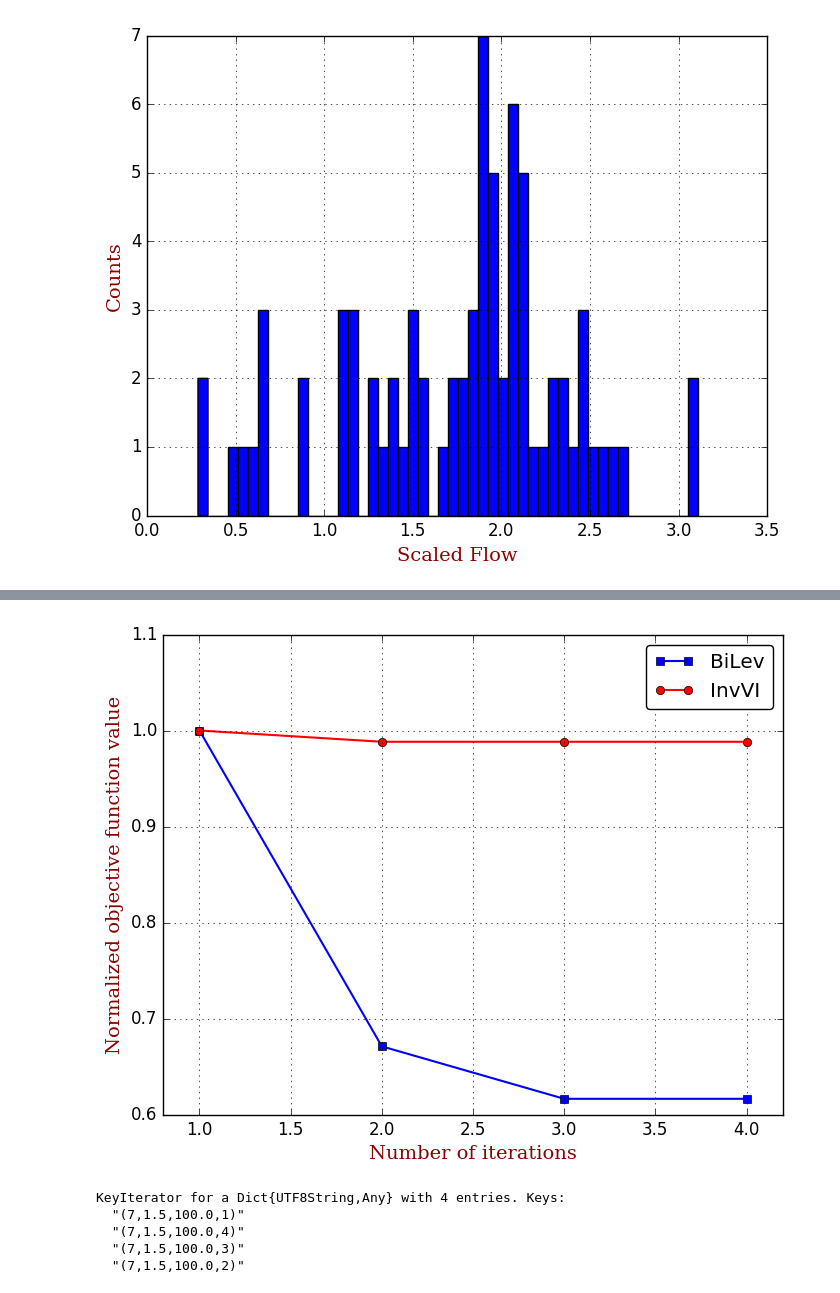
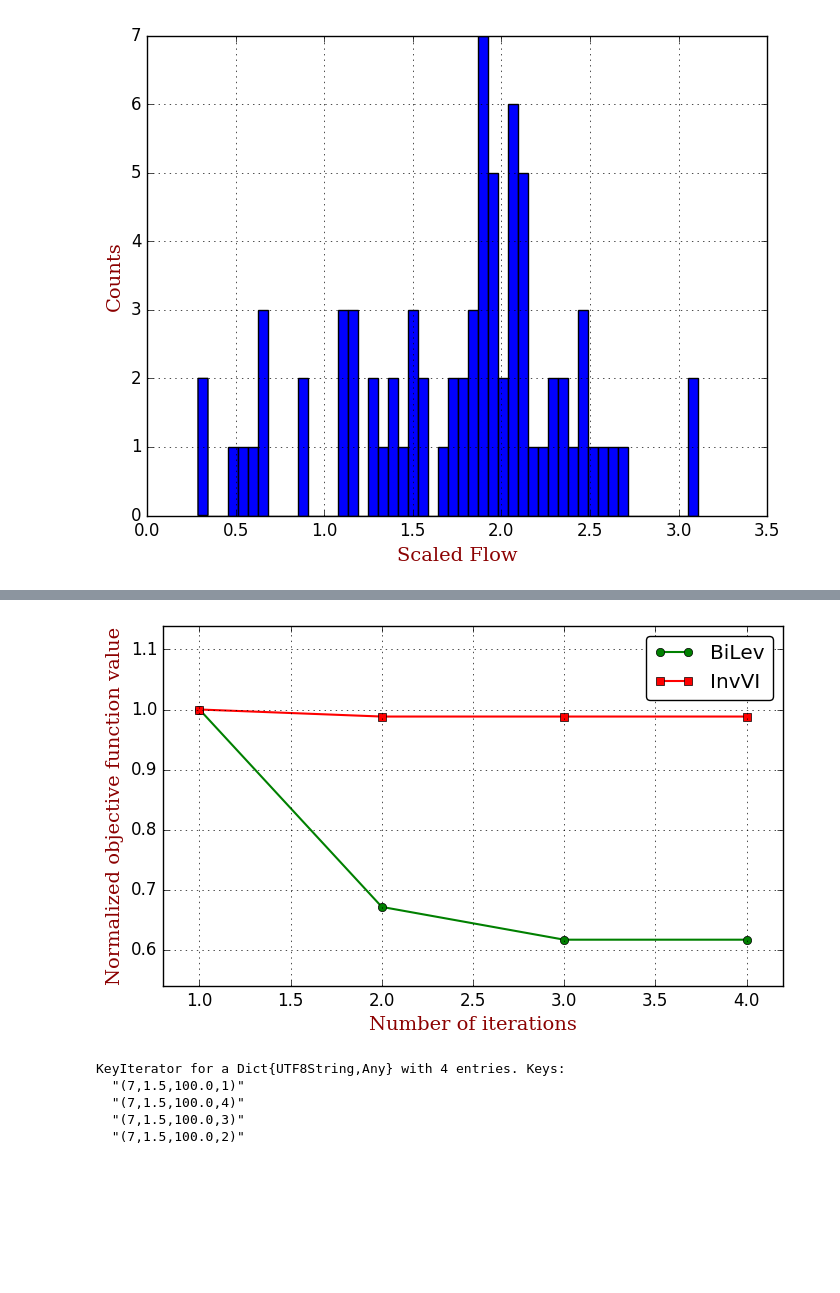
Before and after one commit to jingzbu/InverseVIsTraffic, a Jupyter notebook: 12_develop_new_OD_demand_estimator_Sioux_Dijkstra_multi_class/05_refine_iteration_results.ipynb, the cells around one changed output, grey strips where cells are left out. Saved outputs shown, nothing was run; the diff lists cells and outputs as text; code cells hidden in the pictures; blank space fills up the shorter version.

```diff
--- a/12_develop_new_OD_demand_estimator_Sioux_Dijkstra_multi_class/05_refine_iteration_results.ipynb
+++ b/12_develop_new_OD_demand_estimator_Sioux_Dijkstra_multi_class/05_refine_iteration_results.ipynb
@@ -126,33 +106,34 @@ end
 # %%
 iterNum = 1:(N+1)
 
 objFunBiLev = map(iterNum->norObjFunDict["$iterNum"], iterNum)
 
 # plot(iterNum, objFun, "s-g", label="True")
 
-plot(iterNum, objFunBiLev, "s-b", label="BiLev", linewidth=1.5)
+fig = figure(figsize=(8,4.5))
+
+plot(iterNum, objFunBiLev, "o-g", label="BiLev", linewidth=1.5)
 
 objFunInv = map(iterNum->normObjInvVIDict["$iterNum"], iterNum)
 
 # plot(iterNum, objFun, "s-g", label="True")
 
-plot(iterNum, objFunInv, "o-r", label="InvVI", linewidth=1.5)
+plot(iterNum, objFunInv, "s-r", label="InvVI", linewidth=1.5)
 
 legend(loc="upper right",fancybox="true")
 
 grid("on")
 
 xlim(0.8, N + 1 + .2)
-ylim(0.6, 1.1)
+ylim(0.54, 1.14)
 
 font1 = ["family"=>"serif", "color"=>"darkred", "weight"=>"normal", "size"=>14]
 
 xlabel("Number of iterations", fontdict=font1)
 ylabel("Normalized objective function value", fontdict=font1)
-
 savefig("./results/objFun_Sioux_multi_class.pdf")
 # %% [output]
-[figure, old version]
+[figure, new version]
 # %%
 polyEval(coeffs, pt) = sum([coeffs[i] * pt^(i-1) for i = 1:length(coeffs)]);
 # %%
```
Also changed, not shown: parts of 3 cells of this notebook, 34 other files.
